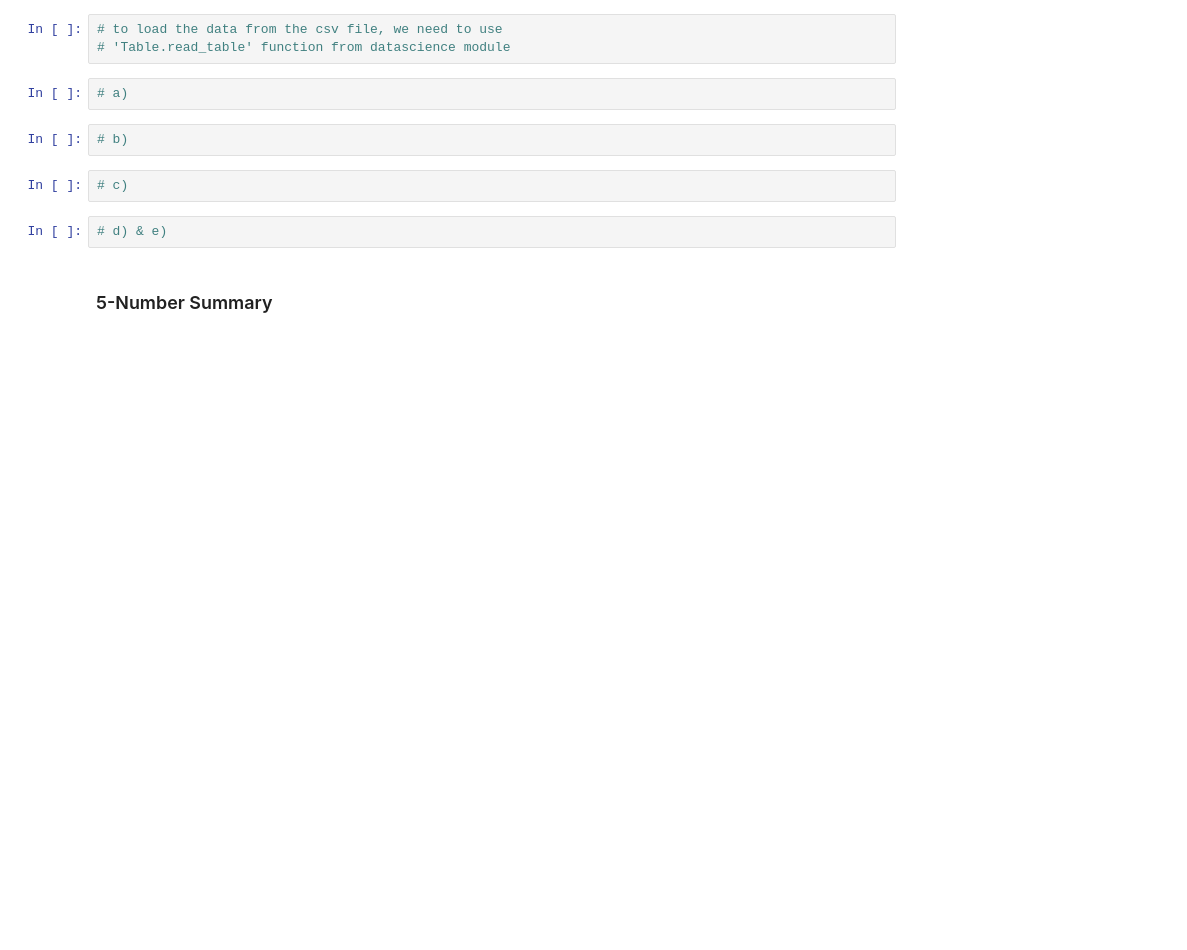
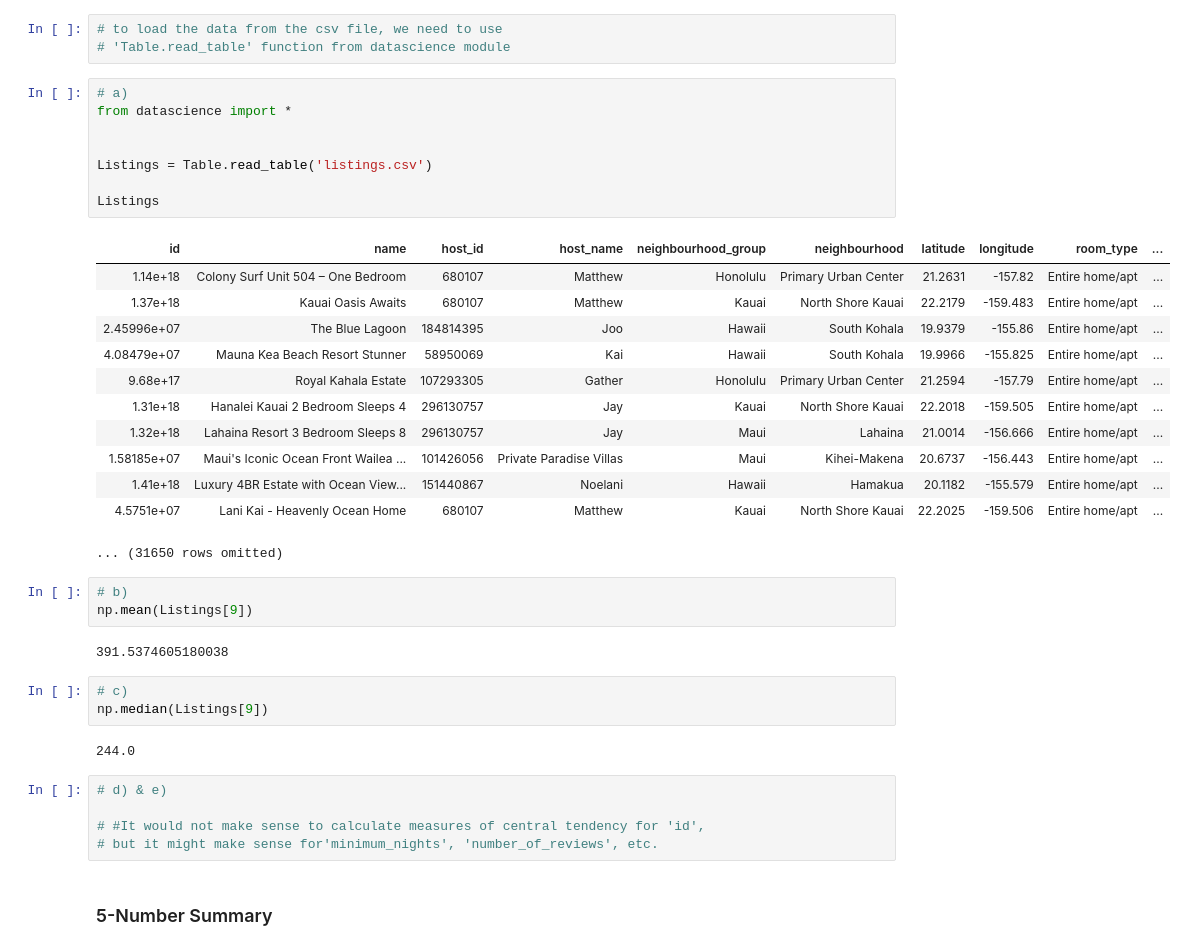
Before and after one commit to EveretteWei/PSTAT-5A-Section-Solutions, a Jupyter notebook: Labs/Lab8.ipynb, the cells around one changed output. Cells and saved outputs as stored; diff of their text form; blank space fills up the shorter version.

```diff
--- a/Labs/Lab8.ipynb
+++ b/Labs/Lab8.ipynb
@@ -21,12 +28,40 @@
 # 'Table.read_table' function from datascience module
 # %%
 # a)
+from datascience import *
+
+
+Listings = Table.read_table('listings.csv')
+
+Listings
+# %% [output]
+| id | name | host_id | host_name | neighbourhood_group | neighbourhood | latitude | longitude | room_type | ... |
+| 1.14e+18 | Colony Surf Unit 504 – One Bedroom | 680107 | Matthew | Honolulu | Primary Urban Center | 21.2631 | -157.82 | Entire home/apt | ... |
+| 1.37e+18 | Kauai Oasis Awaits | 680107 | Matthew | Kauai | North Shore Kauai | 22.2179 | -159.483 | Entire home/apt | ... |
+| 2.45996e+07 | The Blue Lagoon | 184814395 | Joo | Hawaii | South Kohala | 19.9379 | -155.86 | Entire home/apt | ... |
+| 4.08479e+07 | Mauna Kea Beach Resort Stunner | 58950069 | Kai | Hawaii | South Kohala | 19.9966 | -155.825 | Entire home/apt | ... |
+| 9.68e+17 | Royal Kahala Estate | 107293305 | Gather | Honolulu | Primary Urban Center | 21.2594 | -157.79 | Entire home/apt | ... |
+| 1.31e+18 | Hanalei Kauai 2 Bedroom Sleeps 4 | 296130757 | Jay | Kauai | North Shore Kauai | 22.2018 | -159.505 | Entire home/apt | ... |
+| 1.32e+18 | Lahaina Resort 3 Bedroom Sleeps 8 | 296130757 | Jay | Maui | Lahaina | 21.0014 | -156.666 | Entire home/apt | ... |
+| 1.58185e+07 | Maui's Iconic Ocean Front Wailea ... | 101426056 | Private Paradise Villas | Maui | Kihei-Makena | 20.6737 | -156.443 | Entire home/apt | ... |
+| 1.41e+18 | Luxury 4BR Estate with Ocean View... | 151440867 | Noelani | Hawaii | Hamakua | 20.1182 | -155.579 | Entire home/apt | ... |
+| 4.5751e+07 | Lani Kai - Heavenly Ocean Home | 680107 | Matthew | Kauai | North Shore Kauai | 22.2025 | -159.506 | Entire home/apt | ... |
+... (31650 rows omitted)
 # %%
 # b)
+np.mean(Listings[9])
+# %% [output]
+391.5374605180038
 # %%
 # c)
+np.median(Listings[9])
+# %% [output]
+244.0
 # %%
 # d) & e)
+
+# #It would not make sense to calculate measures of central tendency for 'id',
+# but it might make sense for'minimum_nights', 'number_of_reviews', etc.
 # %% [markdown]
 ### 5-Number Summary
 # %%
```
Also changed, not shown: parts of 24 cells of this notebook, 2 other files.
